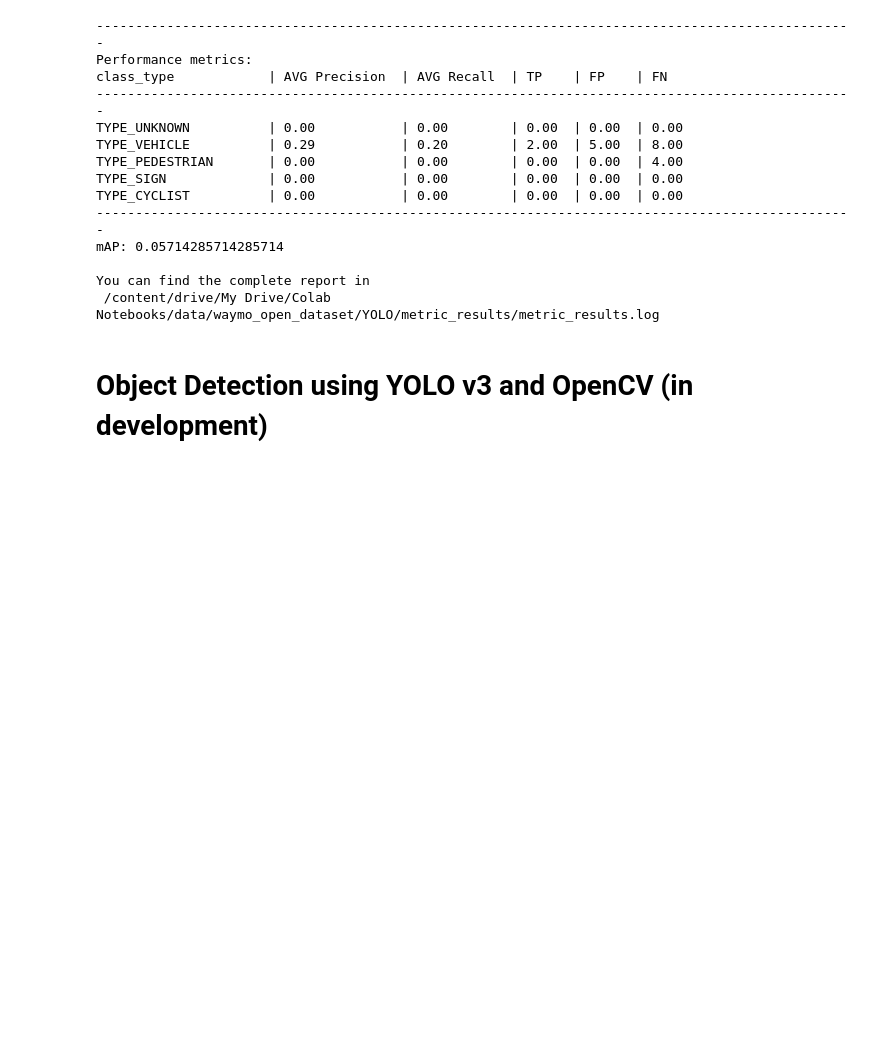
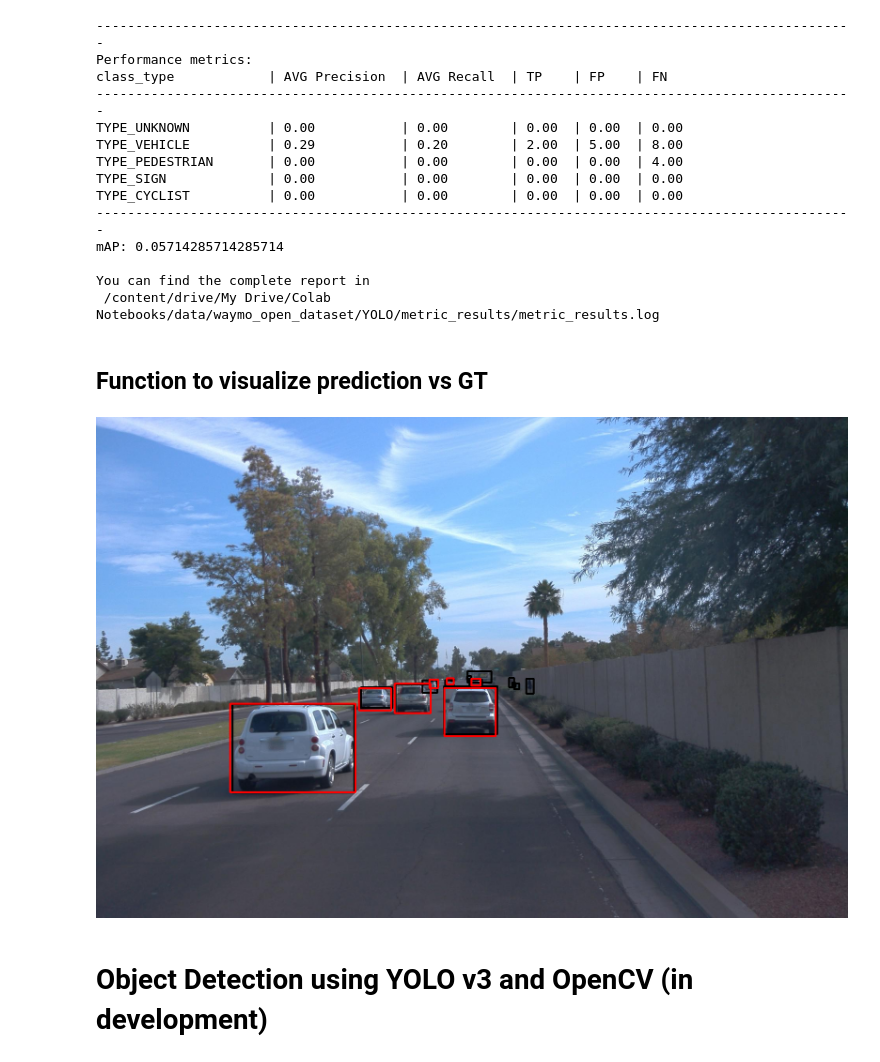
Before and after one commit to JMarcan/object_detection_for_waymo_dataset, a Jupyter notebook: 2D_object_recognition.ipynb, the cells around one changed output. Cells and saved outputs as stored; diff of their text form; code cells hidden in the pictures; blank space fills up the shorter version.

Commit message:
feat: add function to visualize prediction vs GT for a given image

```diff
--- a/2D_object_recognition.ipynb
+++ b/2D_object_recognition.ipynb
@@ -379,7 +379,7 @@ def get_annotation_from_line(line):
 
   Args:
     line(str): string with annotation data to be extracted
-    - YOLo format: <class_id> <x> <y> <width> <height>
+    - YOLo format: <class_id> <x-box-center> <y-box-center> <width> <height>
     - example: "1 1.0 1.0 2.0 2.0"
 
   Returns:
@@ -393,11 +393,11 @@ def get_annotation_from_line(line):
   '''
   item = line.split(" ")
   class_id = int(item[0])
-  xA = float(item[1])
-  yA = float(item[2])
   width = float(item[3])
   height = float(item[4])
 
+  xA = float(item[1]) - width / 2
+  yA = float(item[2]) - height / 2
   xB = xA + width
   yB = yA + height
 
@@ -869,3 +892,48 @@ mAP: 0.05714285714285714
 
 You can find the complete report in
  /content/drive/My Drive/Colab Notebooks/data/waymo_open_dataset/YOLO/metric_results/metric_results.log
+# %% [markdown]
+## Function to visualize prediction vs GT
+# %%
+import matplotlib.pyplot as plt
+import matplotlib.patches as patches
+import matplotlib.image as mpimg
+
+import cv2
+from google.colab.patches import cv2_imshow
+
+def visualize_prediction_vs_GT(image_path, GT_path, prediction_path):
+  # Load annotations
+  GT_annotations = read_annotations_from_file(GT_path)
+  predicted_annotations = read_annotations_from_file(prediction_path)
+
+  img = cv2.imread(image_path)
+  for GT_label in GT_annotations:
+      # Parse annotation info
+      class_id = GT_label[0]
+      xA = int(GT_label[1])
+      xB = int(GT_label[2])
+      yA = int(GT_label[3])
+      yB = int(GT_label[4])
+      # Draw bounding box
+      cv2.rectangle(img,(xA, yA),(xB, yB),(0,0,0),3)
+
+  for predicted_label in predicted_annotations:
+    # Parse annotation info
+      class_id = predicted_label[0]
+      xA = int(predicted_label[1])
+      xB = int(predicted_label[2])
+      yA = int(predicted_label[3])
+      yB = int(predicted_label[4])
+
+      # Draw bounding box
+      cv2.rectangle(img,(xA, yA),(xB, yB),(0,0,255),3)
+
+  cv2_imshow(img)
+
+image_path =  data_path + "/YOLO/unit_tests/metric_calculation_file/image.jpg"
+GT_path = data_path + "/YOLO/unit_tests/metric_calculation_file/GT.txt"
+prediction_path = data_path + "/YOLO/unit_tests/metric_calculation_file/prediction.txt"
+visualize_prediction_vs_GT(image_path, GT_path, prediction_path)
+# %% [output]
+[figure, added]
```
Also changed, not shown: parts of 12 cells of this notebook.
